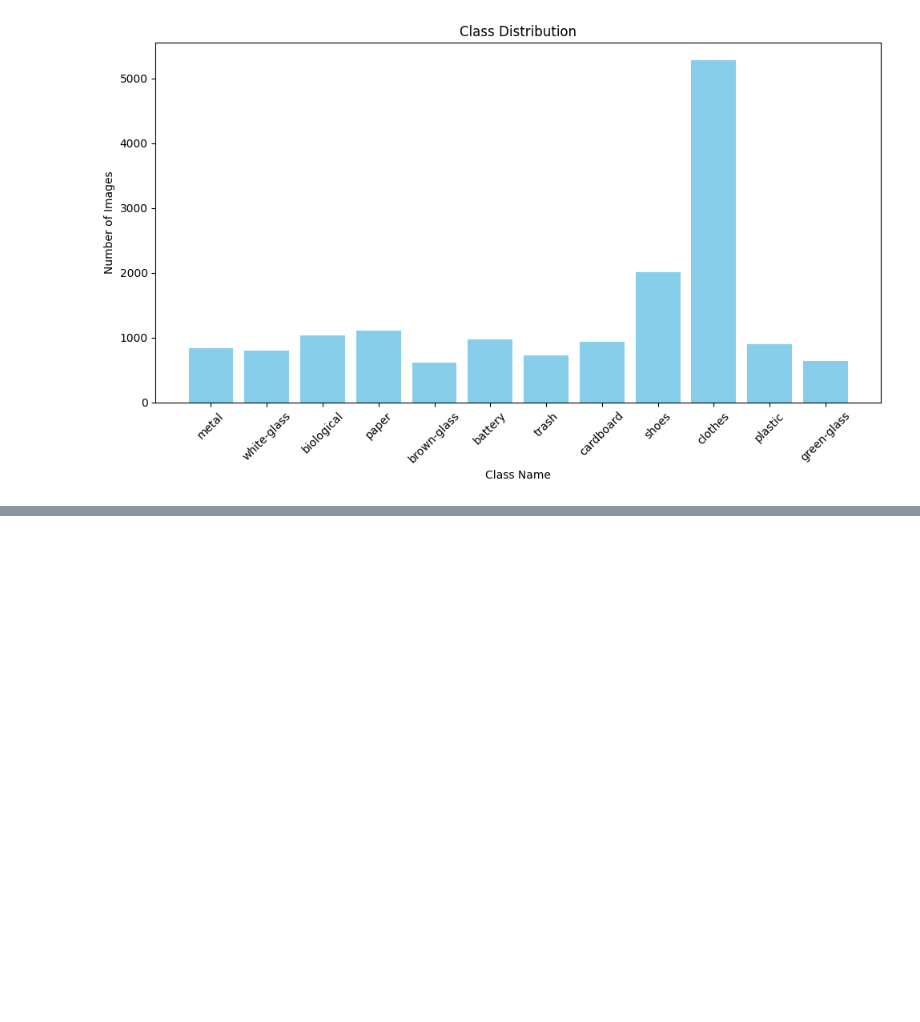
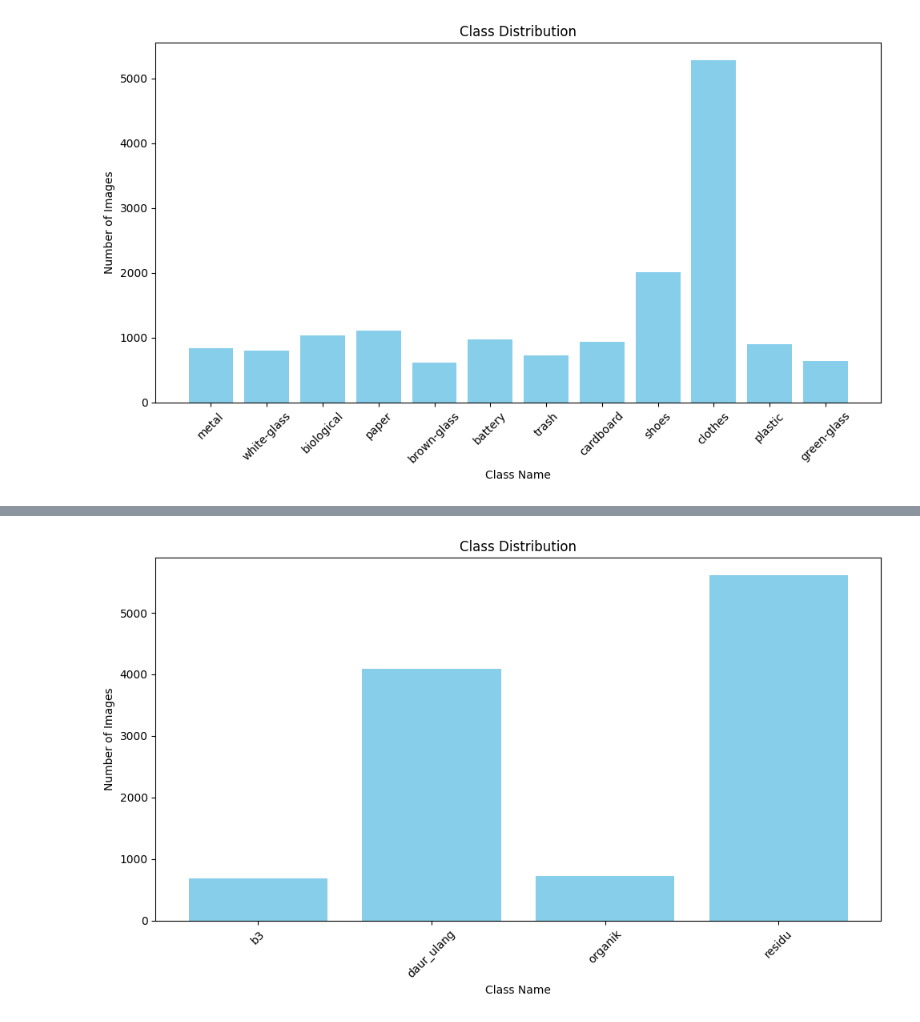
Before and after one commit to MHzNug/KKN-Periode-2, a Jupyter notebook: training_model.ipynb, the cells around one changed output, grey strips where cells are left out. Saved outputs shown, nothing was run; the diff lists cells and outputs as text; code cells hidden in the pictures; blank space fills up the shorter version.

```diff
--- a/training_model.ipynb
+++ b/training_model.ipynb
@@ -96,0 +123,15 @@ plt.show()
+# %%
+category_map = {
+    'battery': 'b3',
+    'biological': 'organik',
+    'paper': 'daur_ulang',
+    'cardboard': 'daur_ulang',
+    'plastic': 'daur_ulang',
+    'metal': 'daur_ulang',
+    'white-glass': 'daur_ulang',
+    'brown-glass': 'daur_ulang',
+    'green-glass': 'daur_ulang',
+    'clothes': 'residu',
+    'shoes': 'residu',
+    'trash': 'residu'
+}
@@ -97,3 +221,14 @@ plt.show()
+# %%
+plt.figure(figsize=(10, 6))
+plt.bar(class_names, class_counts, color='skyblue')
+plt.xlabel('Class Name')
+plt.ylabel('Number of Images')
+plt.title('Class Distribution')
+plt.xticks(rotation=45)
+plt.tight_layout()
+plt.show()
+# %% [output]
+[figure, added]
 # %%
 !pip install bing-image-downloader
 # %% [output]
```
Also changed, not shown: parts of 9 cells of this notebook.
